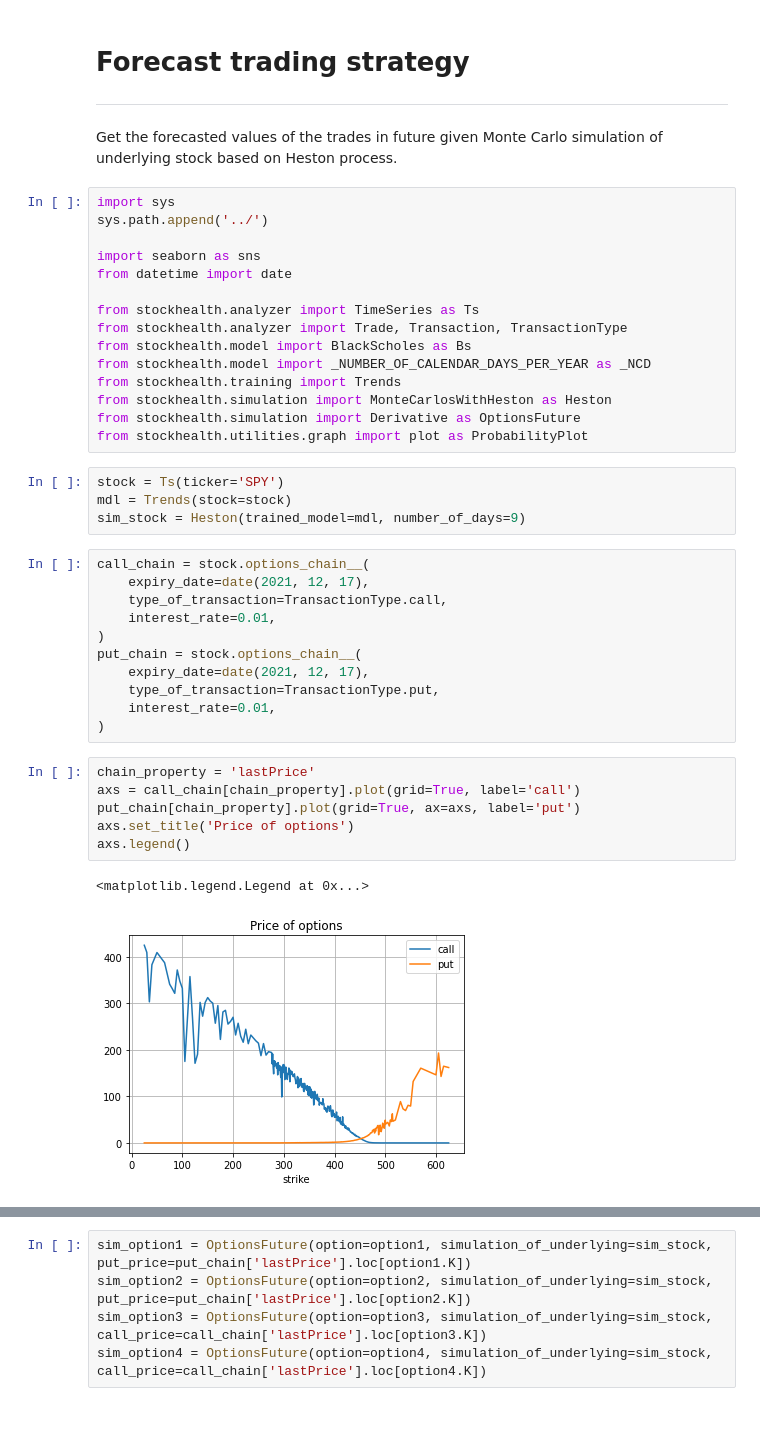
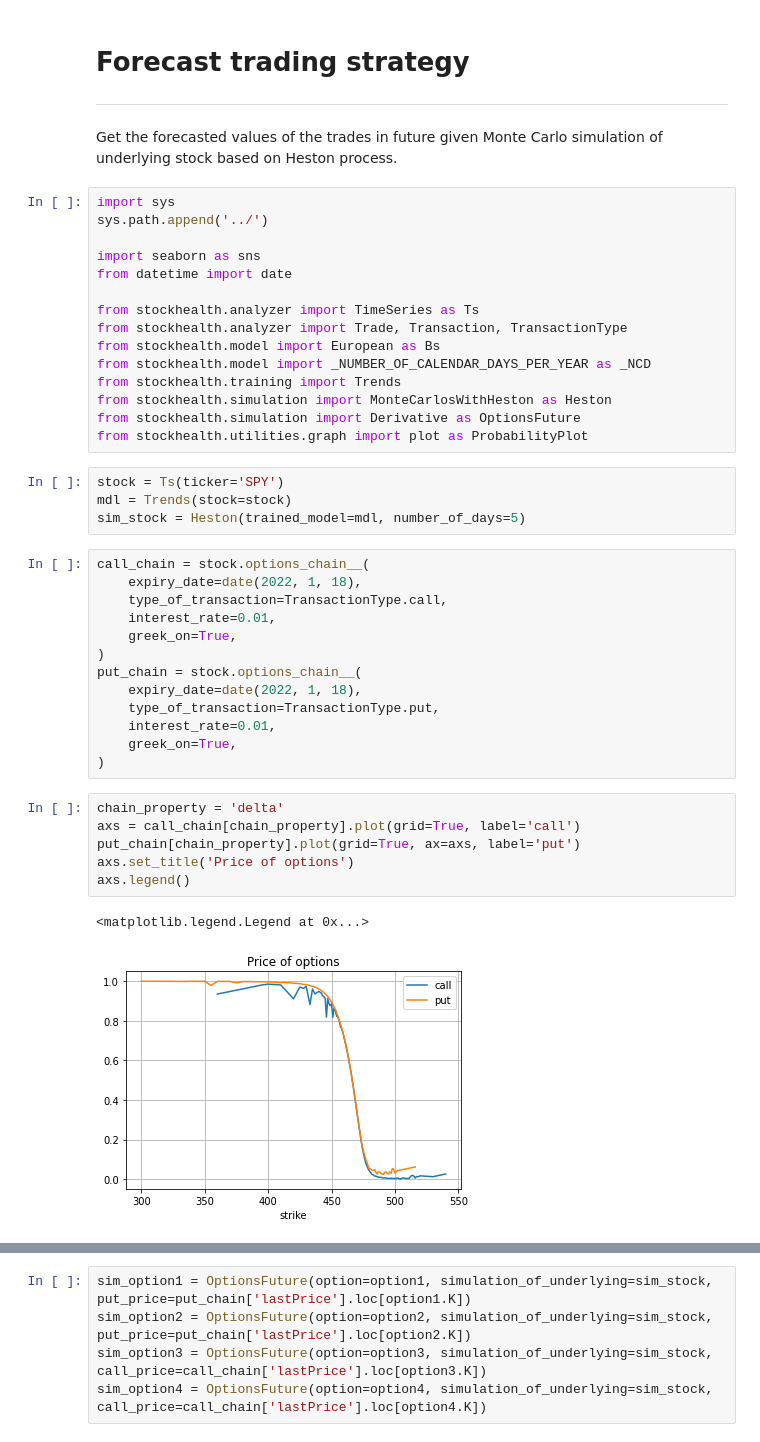
Before and after one commit to sidbannet/stockhealth, a Jupyter notebook: examples/trading-strategy-forecast.ipynb, the cells around one changed output, grey strips where cells are left out. Drawn from its saved outputs; the diff is of its cells as text.

```diff
--- a/examples/trading-strategy-forecast.ipynb
+++ b/examples/trading-strategy-forecast.ipynb
@@ -13,7 +13,7 @@ from datetime import date
 
 from stockhealth.analyzer import TimeSeries as Ts
 from stockhealth.analyzer import Trade, Transaction, TransactionType
-from stockhealth.model import BlackScholes as Bs
+from stockhealth.model import European as Bs
 from stockhealth.model import _NUMBER_OF_CALENDAR_DAYS_PER_YEAR as _NCD
 from stockhealth.training import Trends
 from stockhealth.simulation import MonteCarlosWithHeston as Heston
@@ -22,27 +22,29 @@ from stockhealth.utilities.graph import plot as ProbabilityPlot
 # %%
 stock = Ts(ticker='SPY')
 mdl = Trends(stock=stock)
-sim_stock = Heston(trained_model=mdl, number_of_days=9)
+sim_stock = Heston(trained_model=mdl, number_of_days=5)
 # %%
 call_chain = stock.options_chain__(
-    expiry_date=date(2021, 12, 17),
+    expiry_date=date(2022, 1, 18),
     type_of_transaction=TransactionType.call,
     interest_rate=0.01,
+    greek_on=True,
 )
 put_chain = stock.options_chain__(
-    expiry_date=date(2021, 12, 17),
+    expiry_date=date(2022, 1, 18),
     type_of_transaction=TransactionType.put,
     interest_rate=0.01,
+    greek_on=True,
 )
 # %%
-chain_property = 'lastPrice'
+chain_property = 'delta'
 axs = call_chain[chain_property].plot(grid=True, label='call')
 put_chain[chain_property].plot(grid=True, ax=axs, label='put')
 axs.set_title('Price of options')
 axs.legend()
 # %% [output]
 <matplotlib.legend.Legend at 0x...>
-[figure, old version]
+[figure, new version]
 # %%
 option1 = Bs(
     S=mdl.history['latest close'],
```
Also changed, not shown: parts of 7 cells of this notebook, 4 other files.
